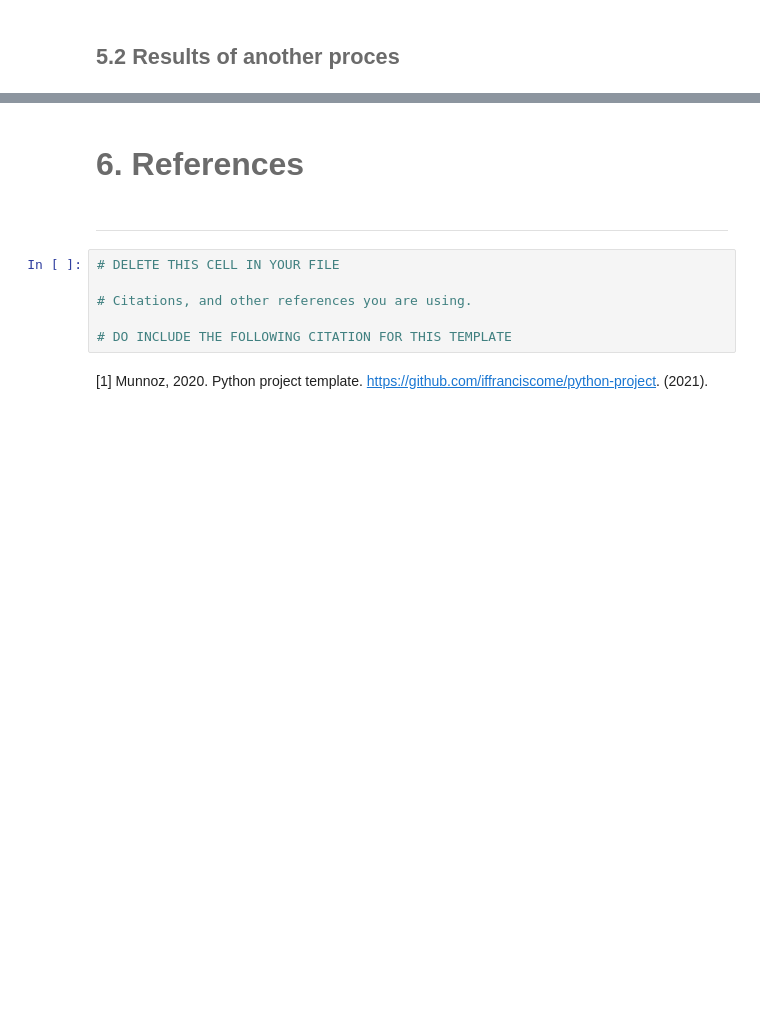
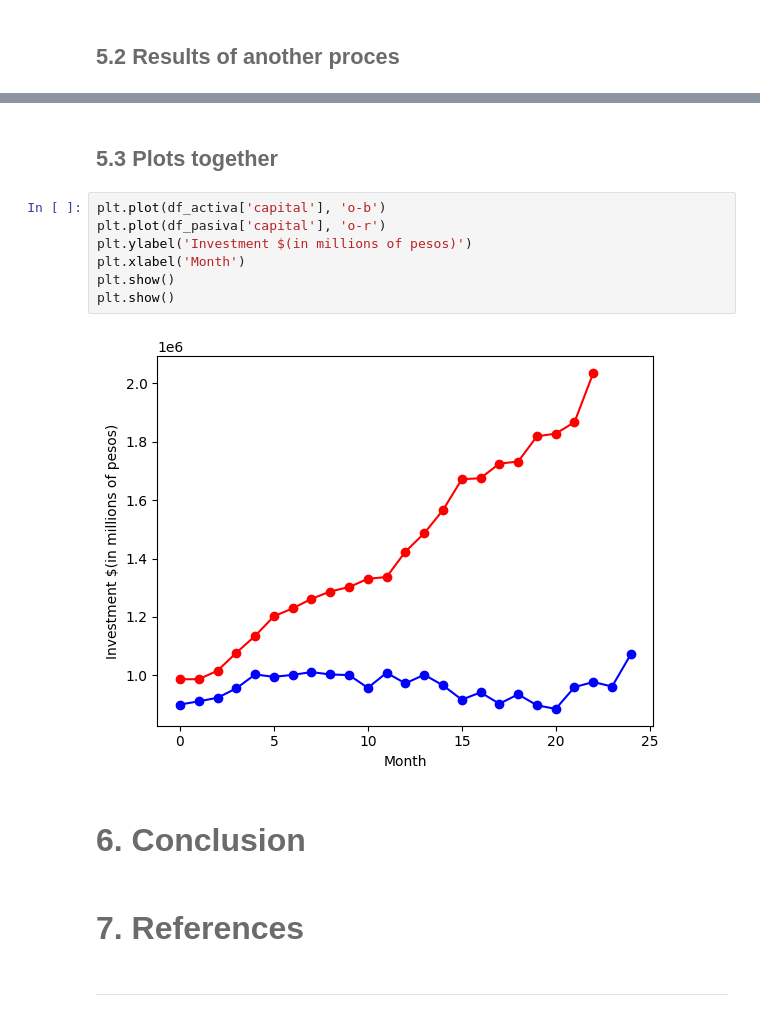
Before and after one commit to if723286/Portafolio-Activo-Pasivo, a Jupyter notebook: notebook.ipynb, the cells around one changed output, grey strips where cells are left out. Drawn from its saved outputs; the diff is of its cells as text; blank space fills up the shorter version.

```diff
--- a/notebook.ipynb
+++ b/notebook.ipynb
@@ -375,12 +640,17 @@ df_activa
+# %% [markdown]
+## <font color= #6B6B6B> 5.3 Plots together </font>
+# %%
+plt.plot(df_activa['capital'], 'o-b')
+plt.plot(df_pasiva['capital'], 'o-r')
+plt.ylabel('Investment $(in millions of pesos)')
+plt.xlabel('Month')
+plt.show()
+plt.show()
+# %% [output]
+[figure, added]
 # %% [markdown]
-# <font color= #6B6B6B> <font size = 6> 6. References </font>
+# <font color= #6B6B6B> <font size = 6> 6. Conclusion </font>
+# %% [markdown]
+# <font color= #6B6B6B> <font size = 6> 7. References </font>
 # %% [markdown]
 <hr style="border:0.02in solid gray"> </hr>
-# %%
-# DELETE THIS CELL IN YOUR FILE
-
-# Citations, and other references you are using.
-
-# DO INCLUDE THE FOLLOWING CITATION FOR THIS TEMPLATE
-# %% [markdown]
-[1] Munnoz, 2020. Python project template. https://github.com/iffranciscome/python-project. (2021).
```
Also changed, not shown: parts of 107 cells of this notebook, 1 other file.
